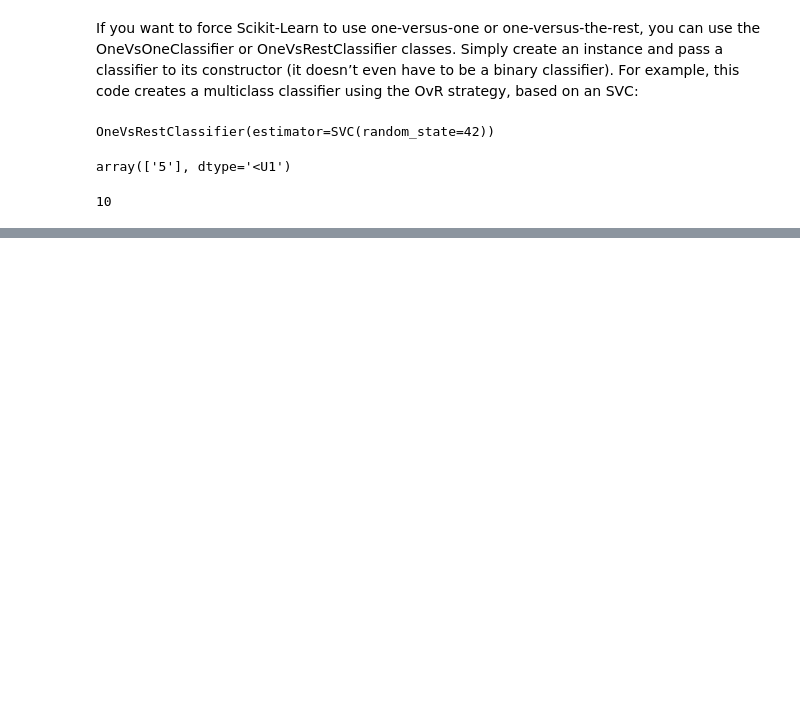
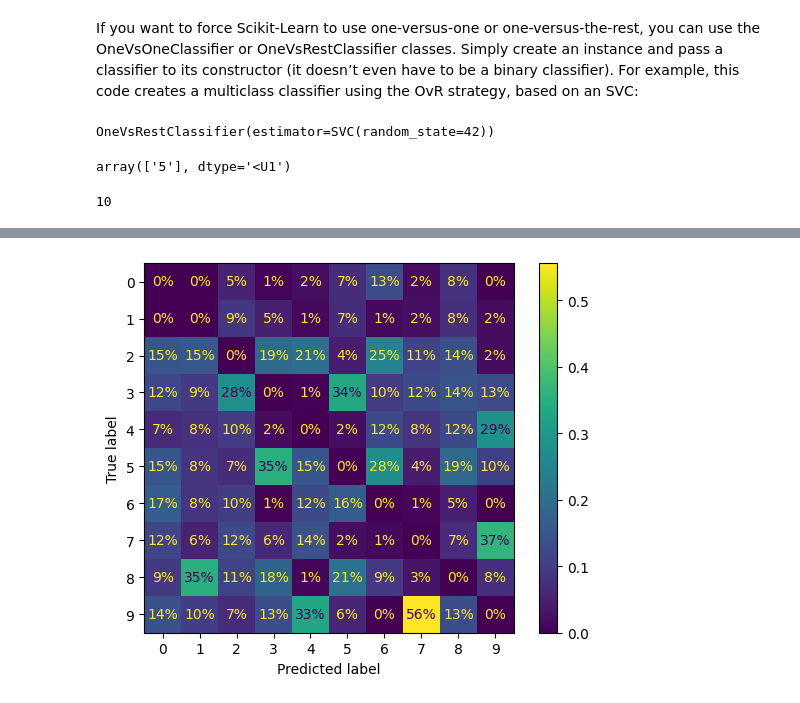
Before and after one commit to robbieardison/machine-learning-projects, a Jupyter notebook: hands_on/classification/mnist_classification.ipynb, the cells around one changed output, grey strips where cells are left out. Saved outputs shown, nothing was run; the diff lists cells and outputs as text; code cells hidden in the pictures; blank space fills up the shorter version.

```diff
--- a/hands_on/classification/mnist_classification.ipynb
+++ b/hands_on/classification/mnist_classification.ipynb
@@ -468,0 +535,8 @@ len(ovr_clf.estimators_)
+# %%
+sample_weight = (y_train_pred != y_train)
+ConfusionMatrixDisplay.from_predictions(y_train, y_train_pred,
+                                            sample_weight=sample_weight,
+                                            normalize="pred", values_format=".0%")
+plt.show()
+# %% [output]
+[figure, added]
```
Also changed, not shown: parts of 15 cells of this notebook.
